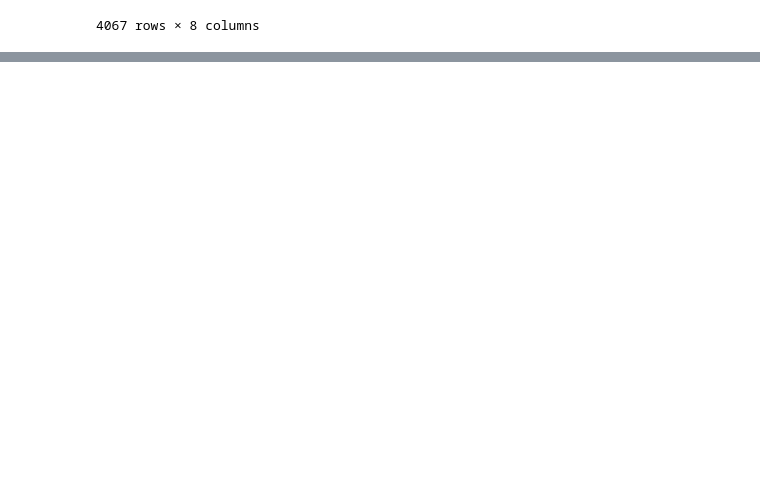
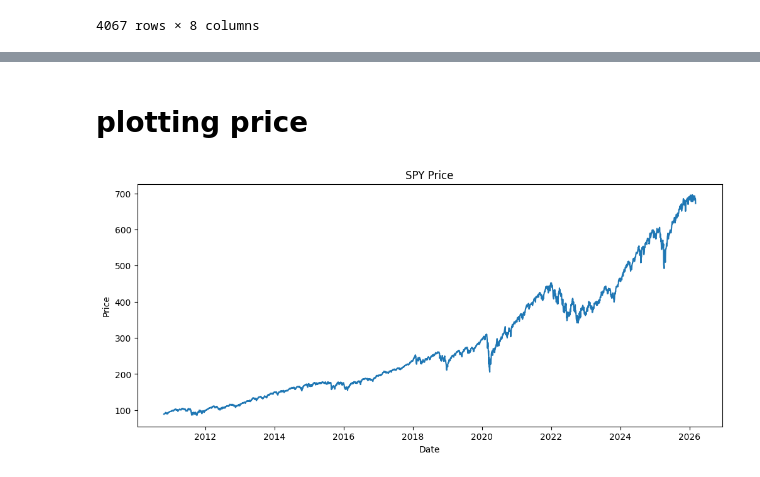
Before and after one commit to akhyear/MarketRegimeDetection, a Jupyter notebook: notebook/01_market_regime_data_pipeline.ipynb, the cells around one changed output, grey strips where cells are left out. Drawn from its saved outputs; the diff is of its cells as text; code cells hidden in the pictures; blank space fills up the shorter version.

Commit message:
plotting price

```diff
--- a/notebook/01_market_regime_data_pipeline.ipynb
+++ b/notebook/01_market_regime_data_pipeline.ipynb
@@ -126,0 +140,11 @@ df.describe()
+# %% [markdown]
+# plotting price
+# %%
+plt.figure(figsize=(12,5))
+plt.plot(df.index, df["Close"])
+plt.title("SPY Price")
+plt.xlabel("Date")
+plt.ylabel("Price")
+plt.show()
+# %% [output]
+[figure, added]
```
Also changed, not shown: parts of 1 cell of this notebook.
